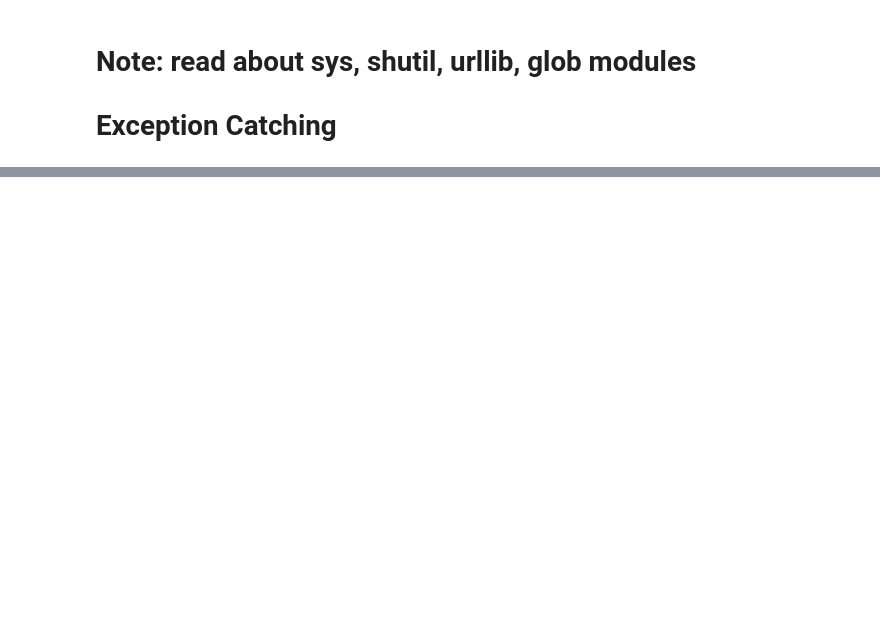
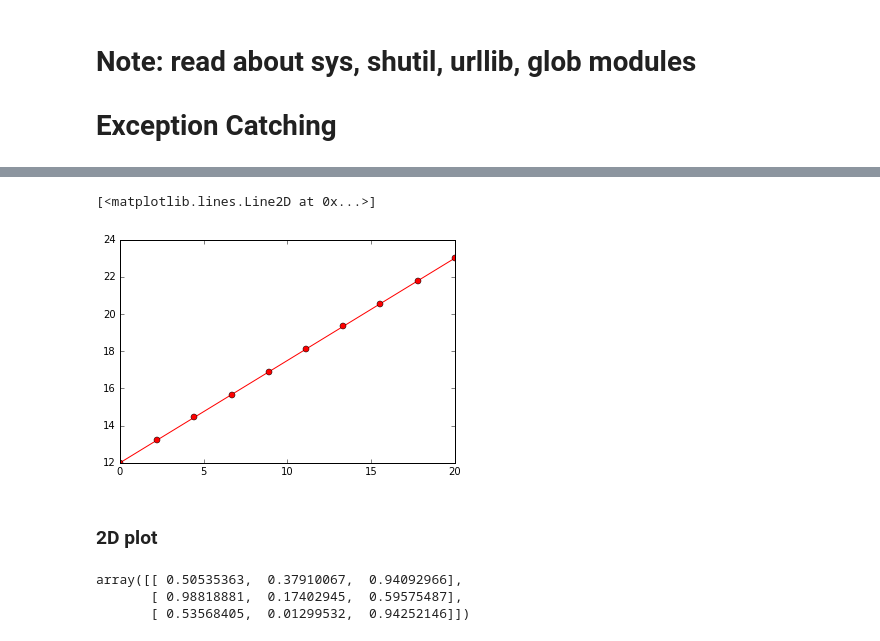
Before and after one commit to sagarkar10/scipy-notebook, a Jupyter notebook: SciPy-LecNotes.ipynb, the cells around one changed output, grey strips where cells are left out. Drawn from its saved outputs; the diff is of its cells as text; code cells hidden in the pictures; blank space fills up the shorter version.

```diff
--- a/SciPy-LecNotes.ipynb
+++ b/SciPy-LecNotes.ipynb
@@ -731,0 +739,6 @@ os.environ['USER']
+# %%
+#plt.plot(x,y)
+plt.plot(x,y,'or-')  ## show with this will give no ;one only dots
+# %% [output]
+[<matplotlib.lines.Line2D at 0x...>]
+[figure, added]
@@ -731,0 +747,2 @@ os.environ['USER']
+# %% [markdown]
+### 2D plot
@@ -731,0 +752,8 @@ os.environ['USER']
+# %%
+img = np.random.rand(3,3) # random no betwn 0-1
+
+img
+# %% [output]
+array([[ 0.50535363,  0.37910067,  0.94092966],
+       [ 0.98818881,  0.17402945,  0.59575487],
+       [ 0.53568405,  0.01299532,  0.94252146]])
```
Also changed, not shown: parts of 79 cells of this notebook.
